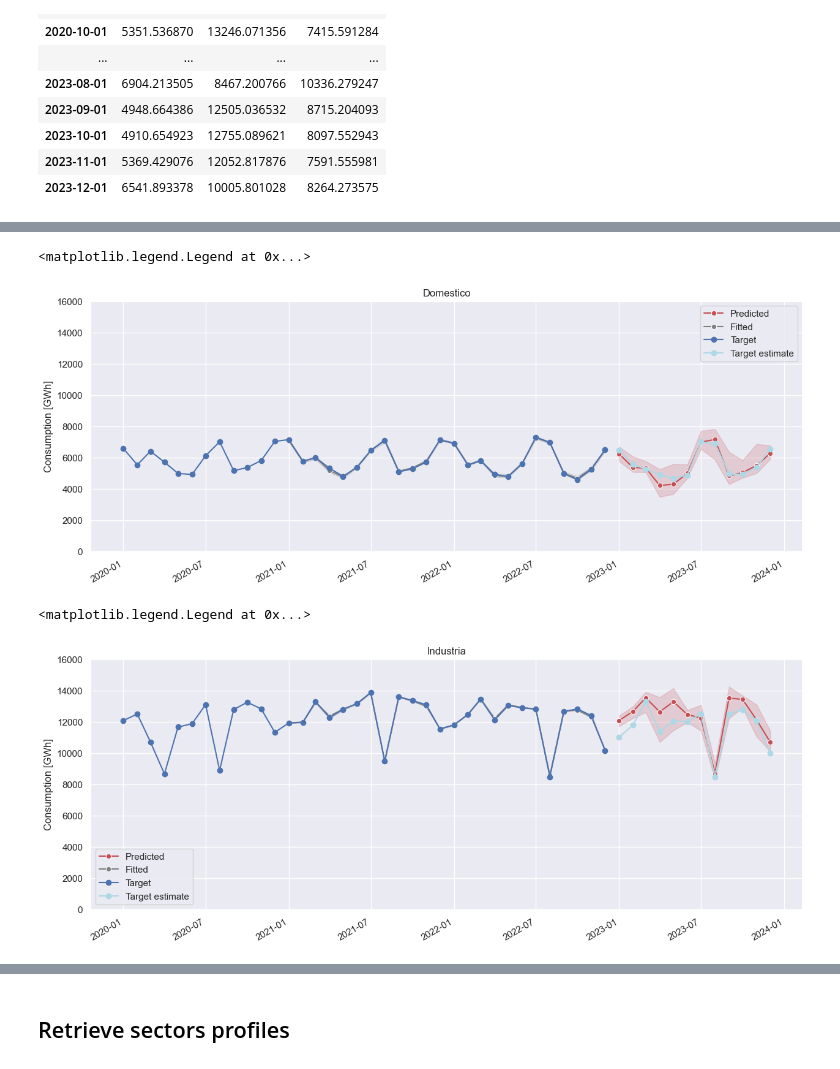
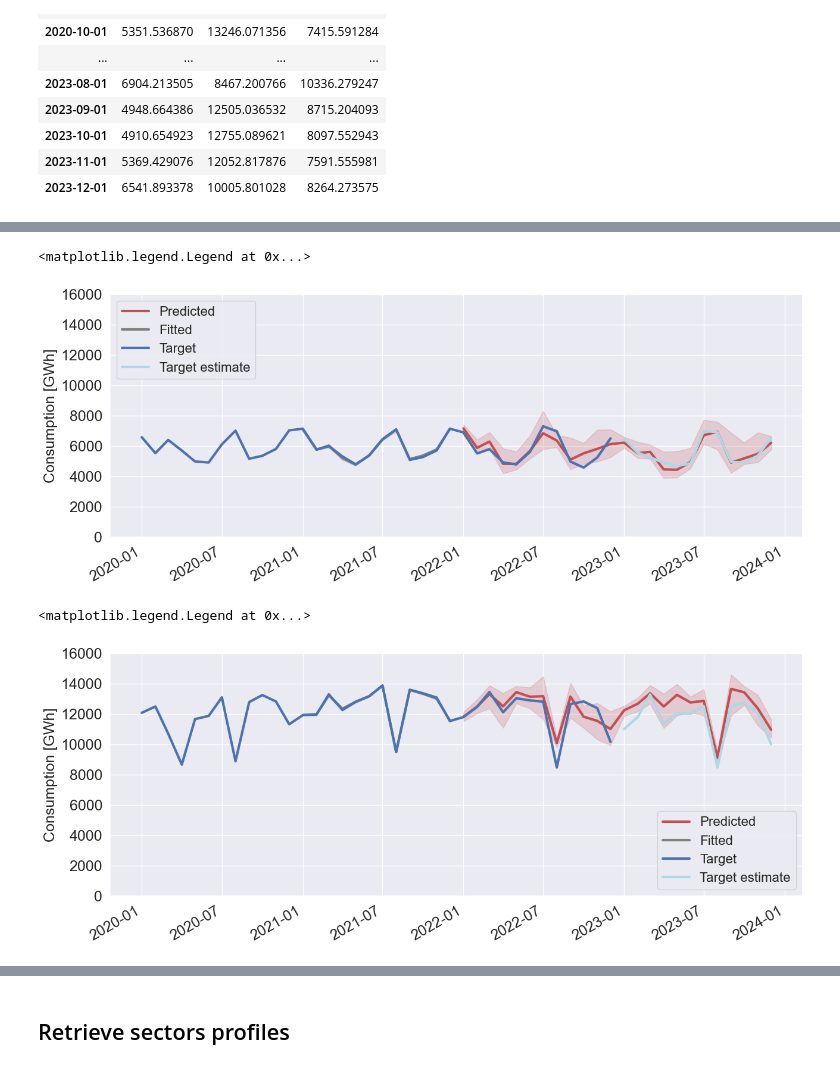
Before and after one commit to gkchln/load_bss, a Jupyter notebook: PenNMF/DecomposeLoadEnsemble.ipynb, the cells around one changed output, grey strips where cells are left out. Cells and saved outputs as stored; diff of their text form; code cells hidden in the pictures.

```diff
--- a/PenNMF/DecomposeLoadEnsemble.ipynb
+++ b/PenNMF/DecomposeLoadEnsemble.ipynb
@@ -25,12 +28,17 @@ pd.options.mode.chained_assignment = None
 # %%
 n_comp = 5
 n_runs = 1000
-train_years = ['2021', '2022']
-test_years = ['2023']
+train_years = ['2021']
+test_years = ['2022', '2023']
 
 # arrays_path = f'data/3_output/nmf_results/batch_clean/clean_results_{n_comp}comp_{n_runs}runs.npz'
 arrays_path = f"../data/3_output/pennmf_results/batch_clean/clean_results_{n_comp}comp_{n_runs}runs_{'_'.join(train_years)}.npz"
 models_path = arrays_path.replace('.npz', '.pkl')
+
+hue_order = {
+    'daytype': ['Monday', 'Working day', 'Saturday', 'Holiday'],
+    'season': ['Spring', 'Summer', 'Fall', 'Winter']
+}
 # %% [markdown]
 ## Functions
 # %% [markdown]
@@ -274,6 +289,7 @@ Y_pred
 # %%
 # Define the sector to plot
 sector = 'Domestico'
+linewidth = 3
 
 # Create a matplotlib figure and axis
 fig, ax = plt.subplots(figsize=(15, 6))
@@ -286,7 +302,8 @@ sns.lineplot(
     label='Predicted',
     errorbar='pi',
     ax=ax,
-    marker='o'
+    # marker='o',
+    linewidth=linewidth
 )
 
 sns.lineplot(
@@ -297,64 +314,80 @@ sns.lineplot(
     label='Fitted',
     errorbar='pi',
     ax=ax,
-    marker='o'
+    # marker='o',
+    linewidth=linewidth
 )
 
-Y.loc[Y.index.year < 2023, sector].plot(marker='o', color=colors[0], label='Target', ax=ax)
-Y.loc[Y.index.year == 2023, sector].plot(marker='o', color='lightblue', label='Target estimate', ax=ax)
+# Plot the target data using pandas' plot method
+Y.loc[Y.index.year < 2023, sector].plot(color=colors[0], label='Target', ax=ax, linewidth=linewidth)
+# Plot the target data using pandas' plot method
+Y.loc[Y.index.year == 2023, sector].plot(color='lightblue', label='Target estimate', ax=ax, linewidth=linewidth)
 
 # Customize the plot
 ax.set_ylim((0, 16000))
 ax.set_ylabel('Consumption [GWh]')
-ax.set_xlabel(None)
-ax.set_title(sector)
-ax.legend()
+
+fontsize = 18
+ax.set_xlabel(None, fontsize=fontsize)  # X-axis label fontsize
+ax.set_ylabel("Consumption [GWh]", fontsize=fontsize)  # Y-axis label fontsize
+ax.tick_params(axis='both', which='major', labelsize=fontsize)  # X and Y ticks fontsize
+
+# Add the legend
+ax.legend(fontsize=fontsize-2, loc='upper left')
 # %% [output]
 <matplotlib.legend.Legend at 0x...>
-[figure, old version]
+[figure, new version]
 # %%
 # Define the sector to plot
 sector = 'Industria'
+linewidth = 3
 
 # Create a matplotlib figure and axis
 fig, ax = plt.subplots(figsize=(15, 6))
 
 sns.lineplot(
     data=Y_pred[Y_pred.index.year.astype(str).isin(test_years)].reset_index(),
     x='date',
     y=sector,
     color=colors[3],
     label='Predicted',
     errorbar='pi',
     ax=ax,
-    marker='o'
+    # marker='o',
+    linewidth=linewidth
 )
 
 sns.lineplot(
     data=Y_pred[Y_pred.index.year.astype(str).isin(train_years)].reset_index(),
     x='date',
     y=sector,
     color='grey',
     label='Fitted',
     errorbar='pi',
     ax=ax,
-    marker='o'
+    # marker='o',
+    linewidth=linewidth
 )
 
 # Plot the target data using pandas' plot method
-Y.loc[Y.index.year < 2023, sector].plot(marker='o', color=colors[0], label='Target', ax=ax)
+Y.loc[Y.index.year < 2023, sector].plot(color=colors[0], label='Target', ax=ax, linewidth=linewidth)
 # Plot the target data using pandas' plot method
-Y.loc[Y.index.year == 2023, sector].plot(marker='o', color='lightblue', label='Target estimate', ax=ax)
+Y.loc[Y.index.year == 2023, sector].plot(color='lightblue', label='Target estimate', ax=ax, linewidth=linewidth)
 
 # Customize the plot
 ax.set_ylim((0, 16000))
 ax.set_ylabel('Consumption [GWh]')
-ax.set_xlabel(None)
-ax.set_title(sector)
-ax.legend()
+
+fontsize = 18
+ax.set_xlabel(None, fontsize=fontsize)  # X-axis label fontsize
+ax.set_ylabel("Consumption [GWh]", fontsize=fontsize)  # Y-axis label fontsize
+ax.tick_params(axis='both', which='major', labelsize=fontsize)  # X and Y ticks fontsize
+
+# Add the legend
+ax.legend(fontsize=fontsize-2, loc='lower right')
 # %% [output]
 <matplotlib.legend.Legend at 0x...>
-[figure, old version]
+[figure, new version]
 # %%
 # Define the sector to plot
 sector = 'Servizi'
```
Also changed, not shown: parts of 42 cells of this notebook.
